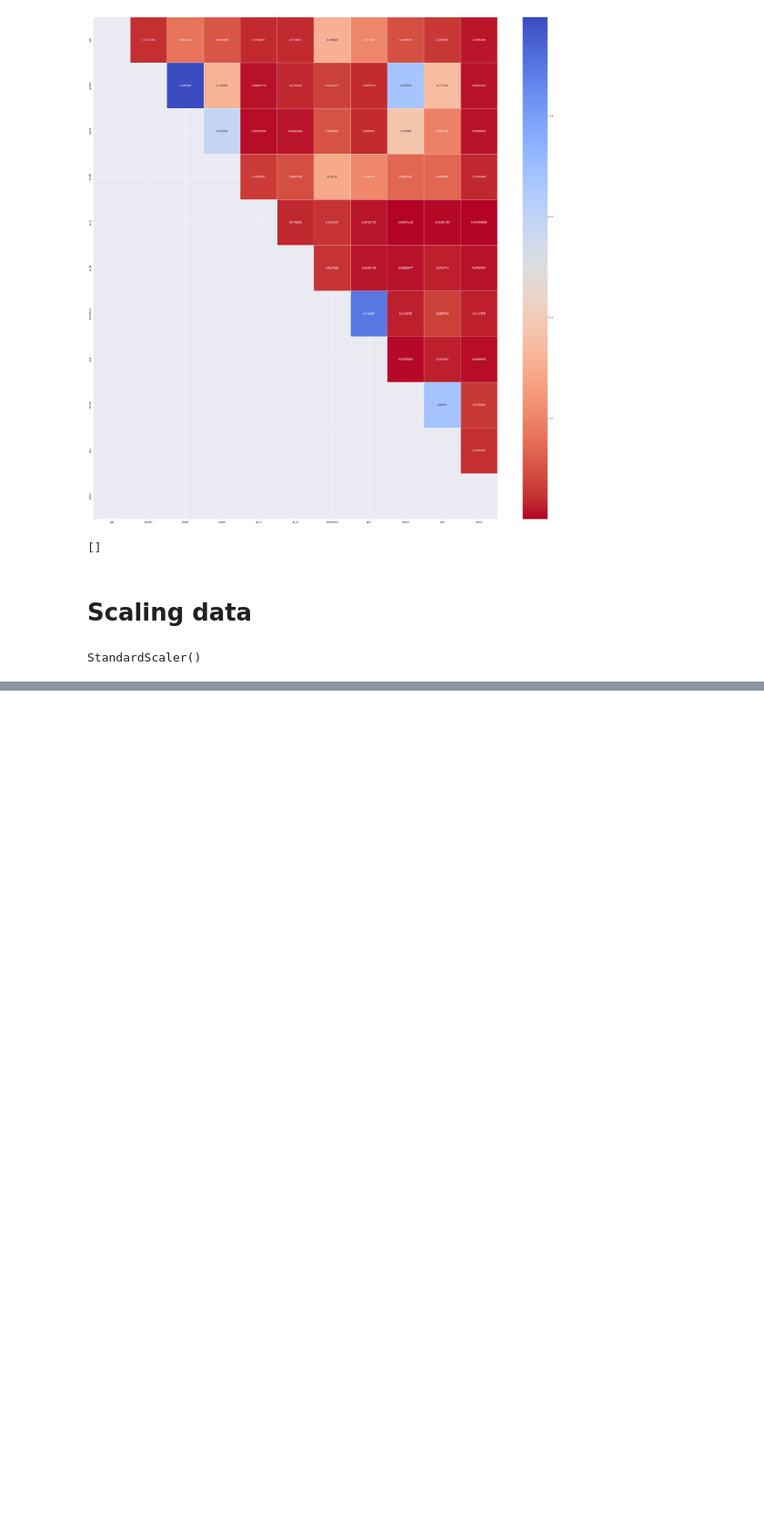
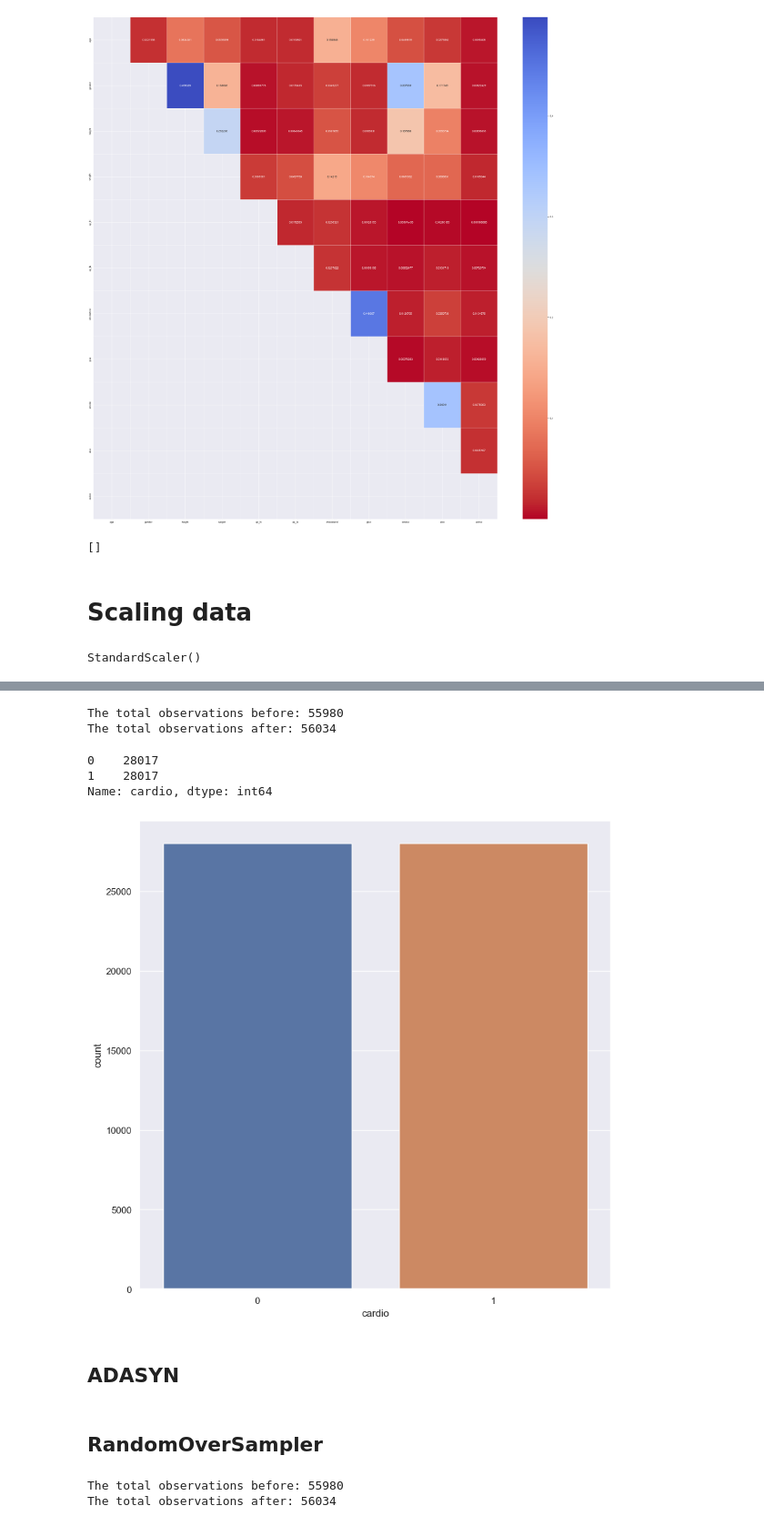
Before and after one commit to pinilDissanayaka/Cardiovascular-Disease-Prediction, a Jupyter notebook: Notebook/Model.ipynb, the cells around one changed output, grey strips where cells are left out. Shown: that part at 91% size. Drawn from its saved outputs; the diff is of its cells as text; code cells hidden in the pictures; blank space fills up the shorter version.

```diff
--- a/Notebook/Model.ipynb
+++ b/Notebook/Model.ipynb
@@ -110,0 +127,23 @@ sc_x_test = pd.DataFrame(data = sc_x_test, columns = x_test.columns)
+# %%
+sm = SMOTE(random_state = 0)
+x_train_sm, y_train_sm = sm.fit_resample(x_train, y_train)
+
+print("The total observations before:", len(y_train.index))
+print("The total observations after:", len(y_train_sm.index))
+# %% [output]
+The total observations before: 55980
+The total observations after: 56034
+# %%
+print(y_train_sm.value_counts())
+
+sns.set()
+plt.figure(figsize = (10, 10))
+sns.countplot(x = y_train_sm)
+plt.show()
+# %% [output]
+0    28017
+1    28017
+Name: cardio, dtype: int64
+[figure, added]
+# %% [markdown]
+## ADASYN
@@ -110,0 +156,11 @@ sc_x_test = pd.DataFrame(data = sc_x_test, columns = x_test.columns)
+# %% [markdown]
+## RandomOverSampler
+# %%
+ros = RandomOverSampler(sampling_strategy = 'minority')
+x_train_ros, y_train_ros = ros.fit_resample(x_train, y_train)
+
+print("The total observations before:", len(y_train.index))
+print("The total observations after:", len(y_train_ros.index))
+# %% [output]
+The total observations before: 55980
+The total observations after: 56034
```
Also changed, not shown: parts of 11 cells of this notebook.
